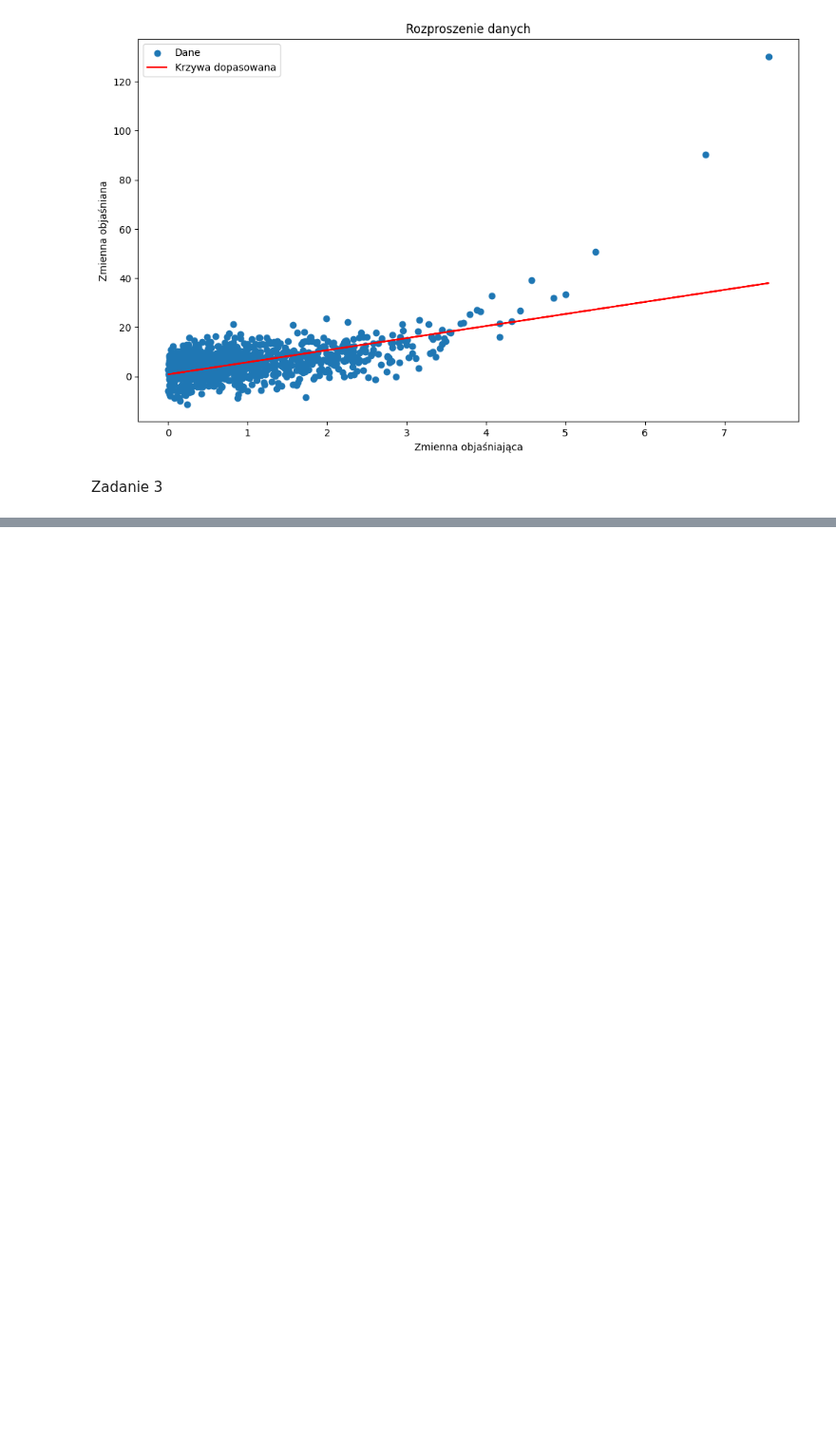
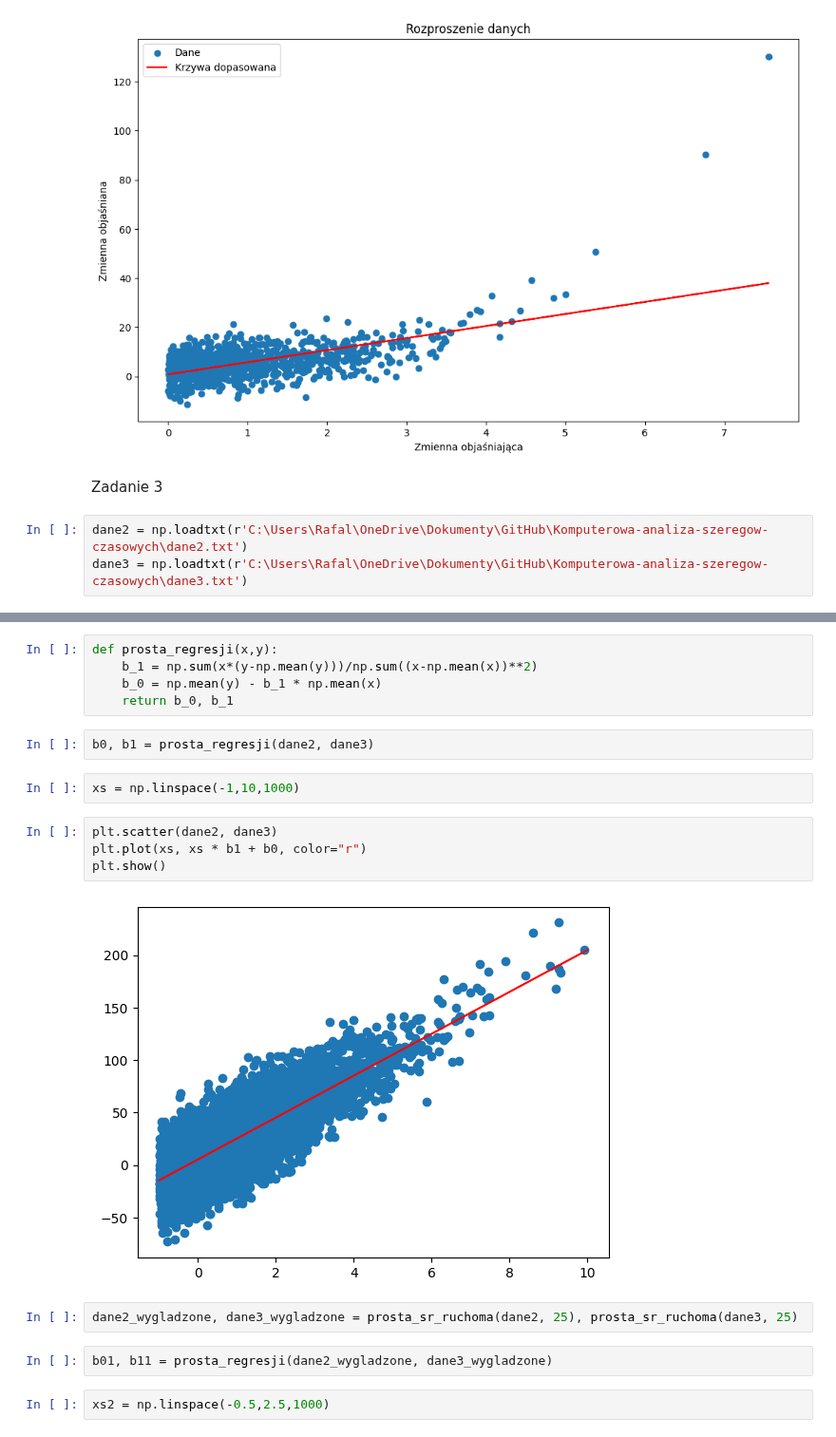
Before and after one commit to rafglo/Computer-Analysis-of-Time-Series, a Jupyter notebook: lista1.ipynb, the cells around one changed output, grey strips where cells are left out. Shown at 95% size. Cells and saved outputs as stored; diff of their text form; blank space fills up the shorter version.

```diff
--- a/lista1.ipynb
+++ b/lista1.ipynb
@@ -29,3 +30,6 @@ plt.show()
 [figure]
 # %% [markdown]
 Zadanie 3
+# %%
+dane2 = np.loadtxt(r'C:\Users\Rafal\OneDrive\Dokumenty\GitHub\Komputerowa-analiza-szeregow-czasowych\dane2.txt')
+dane3 = np.loadtxt(r'C:\Users\Rafal\OneDrive\Dokumenty\GitHub\Komputerowa-analiza-szeregow-czasowych\dane3.txt')
@@ -31,0 +44,21 @@ Zadanie 3
+# %%
+def prosta_regresji(x,y):
+    b_1 = np.sum(x*(y-np.mean(y)))/np.sum((x-np.mean(x))**2)
+    b_0 = np.mean(y) - b_1 * np.mean(x)
+    return b_0, b_1
+# %%
+b0, b1 = prosta_regresji(dane2, dane3)
+# %%
+xs = np.linspace(-1,10,1000)
+# %%
+plt.scatter(dane2, dane3)
+plt.plot(xs, xs * b1 + b0, color="r")
+plt.show()
+# %% [output]
+[figure, added]
+# %%
+dane2_wygladzone, dane3_wygladzone = prosta_sr_ruchoma(dane2, 25), prosta_sr_ruchoma(dane3, 25)
+# %%
+b01, b11 = prosta_regresji(dane2_wygladzone, dane3_wygladzone)
+# %%
+xs2 = np.linspace(-0.5,2.5,1000)
```
Also changed, not shown: parts of 31 cells of this notebook, 2 other files.
